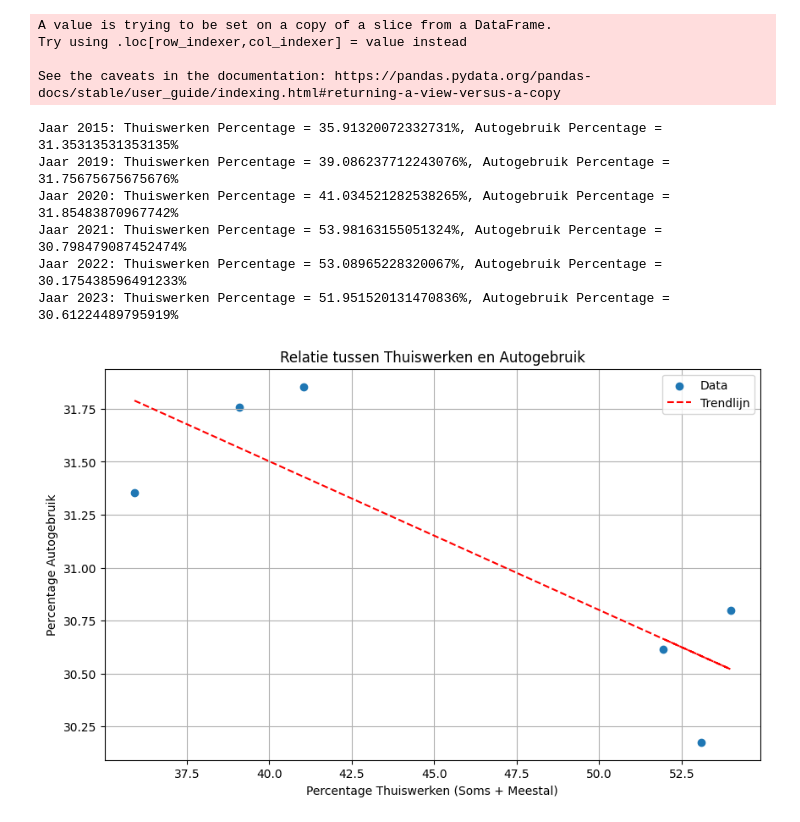
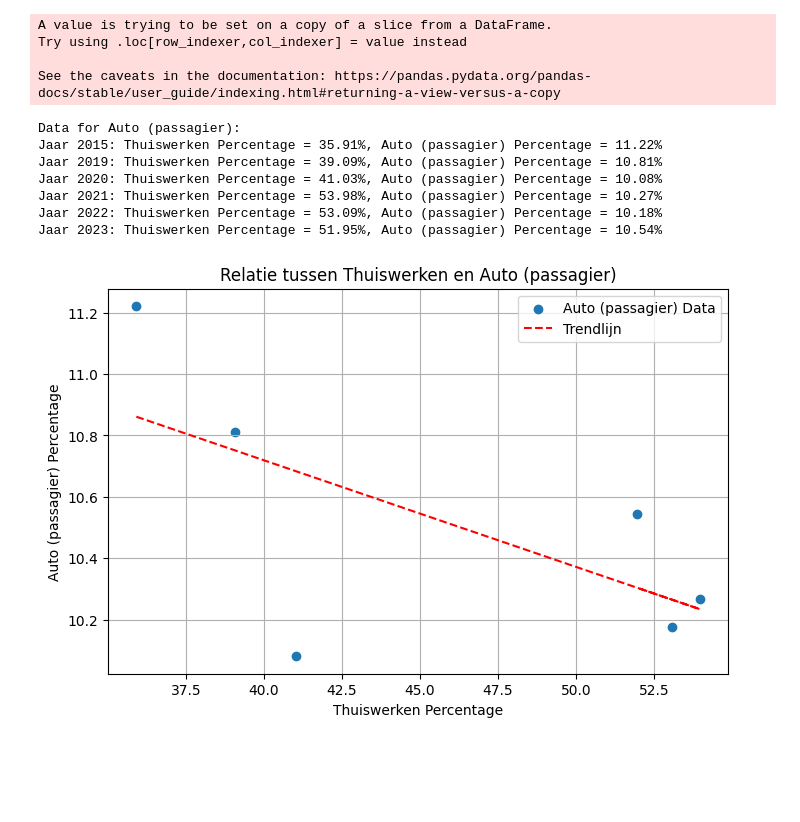
Before and after one commit to Pboucher030/Project-TIL6022, a Jupyter notebook: RQ travel modes Teun.ipynb, the cells around one changed output. Drawn from its saved outputs; the diff is of its cells as text; code cells hidden in the pictures; blank space fills up the shorter version.

Commit message:
Update RQ travel modes Teun.ipynb
alle scatterplots

```diff
--- a/RQ travel modes Teun.ipynb
+++ b/RQ travel modes Teun.ipynb
@@ -160,47 +100,53 @@ merged_data_actual = pd.merge(
     how='inner'
 )
 # %%
-# Maak een pivot tabel en voeg kolommen samen
-df_pivot = df_filtered_agg.pivot(index='Perioden', columns='Thuiswerker', values='Percentage').fillna(0)
-df_pivot['Thuiswerk_Percentage'] = df_pivot.get('Soms thuiswerken', 0) + df_pivot.get('Meestal thuiswerken', 0)
+def analyze_transport_vs_homework(df_filtered_agg, df_pct):
+    # Step 1: Create pivot table to calculate "Thuiswerk_Percentage"
+    df_pivot = df_filtered_agg.pivot(index='Perioden', columns='Thuiswerker', values='Percentage').fillna(0)
+    df_pivot['Thuiswerk_Percentage'] = df_pivot.get('Soms thuiswerken', 0) + df_pivot.get('Meestal thuiswerken', 0)
+    df_pivot = df_pivot.reset_index()  # Reset index for merging
+    df_pivot['Perioden'] = df_pivot['Perioden'].astype(str)
 
-# Zet 'Perioden' als string voor consistente bewerkingen en reset de index
-df_pivot = df_pivot.reset_index()
-df_pivot['Perioden'] = df_pivot['Perioden'].astype(str)
-car_usage_data['Perioden'] = car_usage_data['Perioden'].astype(str)
+    # Step 2: Iterate through each transport mode, print table, and plot scatter plot
+    transport_modes = df_pct['Vervoerwijzen'].unique()
+    for transport_mode in transport_modes:
+        # Filter for current transport mode and prepare data
+        transport_data = df_pct[df_pct['Vervoerwijzen'] == transport_mode][['Perioden', 'percentage']]
+        transport_data['Perioden'] = transport_data['Perioden'].str.replace('*', '', regex=False)
+        transport_data['Perioden'] = transport_data['Perioden'].astype(str)
 
-# Merge de datasets op basis van 'Perioden'
-merged_data = pd.merge(
-    df_pivot[['Perioden', 'Thuiswerk_Percentage']],
-    car_usage_data,
-    on='Perioden',
-    how='inner'
-)
+        # Merge with "Thuiswerk_Percentage"
+        merged_data = pd.merge(df_pivot[['Perioden', 'Thuiswerk_Percentage']], transport_data, on='Perioden', how='inner')
 
-# Print de periodes met bijbehorende percentages
-for index, row in merged_data.iterrows():
-    print(f"Jaar {row['Perioden']}: Thuiswerken Percentage = {row['Thuiswerk_Percentage']}%, Autogebruik Percentage = {row['percentage']}%")
+        # Print table of values for this transport mode
+        print(f"\nData for {transport_mode}:")
+        for _, row in merged_data.iterrows():
+            print(f"Jaar {row['Perioden']}: Thuiswerken Percentage = {row['Thuiswerk_Percentage']:.2f}%, {transport_mode} Percentage = {row['percentage']:.2f}%")
 
-# Maak een scatter plot met trendlijn
-plt.figure(figsize=(10, 6))
-plt.scatter(merged_data['Thuiswerk_Percentage'], merged_data['percentage'], label='Data')
-plt.xlabel('Percentage Thuiswerken (Soms + Meestal)')
-plt.ylabel('Percentage Autogebruik')
-plt.title('Relatie tussen Thuiswerken en Autogebruik')
+        # Plot scatter plot with trend line
+        plt.figure(figsize=(8, 5))
+        plt.scatter(merged_data['Thuiswerk_Percentage'], merged_data['percentage'], label=f"{transport_mode} Data")
+        plt.xlabel('Thuiswerken Percentage')
+        plt.ylabel(f'{transport_mode} Percentage')
+        plt.title(f'Relatie tussen Thuiswerken en {transport_mode}')
 
-# Voeg trendlijn toe
-z = np.polyfit(merged_data['Thuiswerk_Percentage'], merged_data['percentage'], 1)
-p = np.poly1d(z)
-plt.plot(merged_data['Thuiswerk_Percentage'], p(merged_data['Thuiswerk_Percentage']), "r--", label='Trendlijn')
+        # Add trend line
+        z = np.polyfit(merged_data['Thuiswerk_Percentage'], merged_data['percentage'], 1)
+        p = np.poly1d(z)
+        plt.plot(merged_data['Thuiswerk_Percentage'], p(merged_data['Thuiswerk_Percentage']), "r--", label='Trendlijn')
 
-plt.grid(True)
-plt.legend()
-plt.show()
+        plt.legend()
+        plt.grid(True)
+        plt.show()
+
+# Run the function to analyze and plot all transportation modes
+analyze_transport_vs_homework(df_filtered_agg, df_pct)
 # %% [output]
-Jaar 2015: Thuiswerken Percentage = 35.91320072332731%, Autogebruik Percentage = 31.35313531353135%
-Jaar 2019: Thuiswerken Percentage = 39.086237712243076%, Autogebruik Percentage = 31.75675675675676%
-Jaar 2020: Thuiswerken Percentage = 41.034521282538265%, Autogebruik Percentage = 31.85483870967742%
-Jaar 2021: Thuiswerken Percentage = 53.98163155051324%, Autogebruik Percentage = 30.798479087452474%
-Jaar 2022: Thuiswerken Percentage = 53.08965228320067%, Autogebruik Percentage = 30.175438596491233%
-Jaar 2023: Thuiswerken Percentage = 51.951520131470836%, Autogebruik Percentage = 30.61224489795919%
+Data for Auto (passagier):
+Jaar 2015: Thuiswerken Percentage = 35.91%, Auto (passagier) Percentage = 11.22%
+Jaar 2019: Thuiswerken Percentage = 39.09%, Auto (passagier) Percentage = 10.81%
+Jaar 2020: Thuiswerken Percentage = 41.03%, Auto (passagier) Percentage = 10.08%
+Jaar 2021: Thuiswerken Percentage = 53.98%, Auto (passagier) Percentage = 10.27%
+Jaar 2022: Thuiswerken Percentage = 53.09%, Auto (passagier) Percentage = 10.18%
+Jaar 2023: Thuiswerken Percentage = 51.95%, Auto (passagier) Percentage = 10.54%
-[figure, old version]
+[figure, new version]
```
Also changed, not shown: parts of 5 cells of this notebook.
